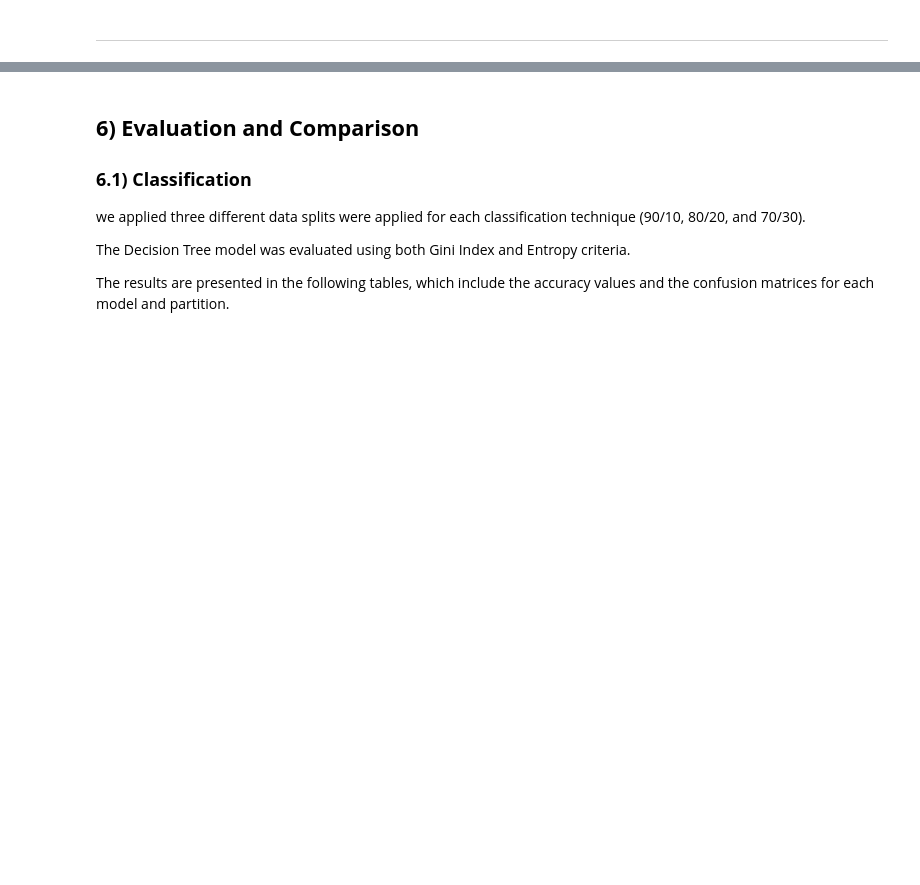
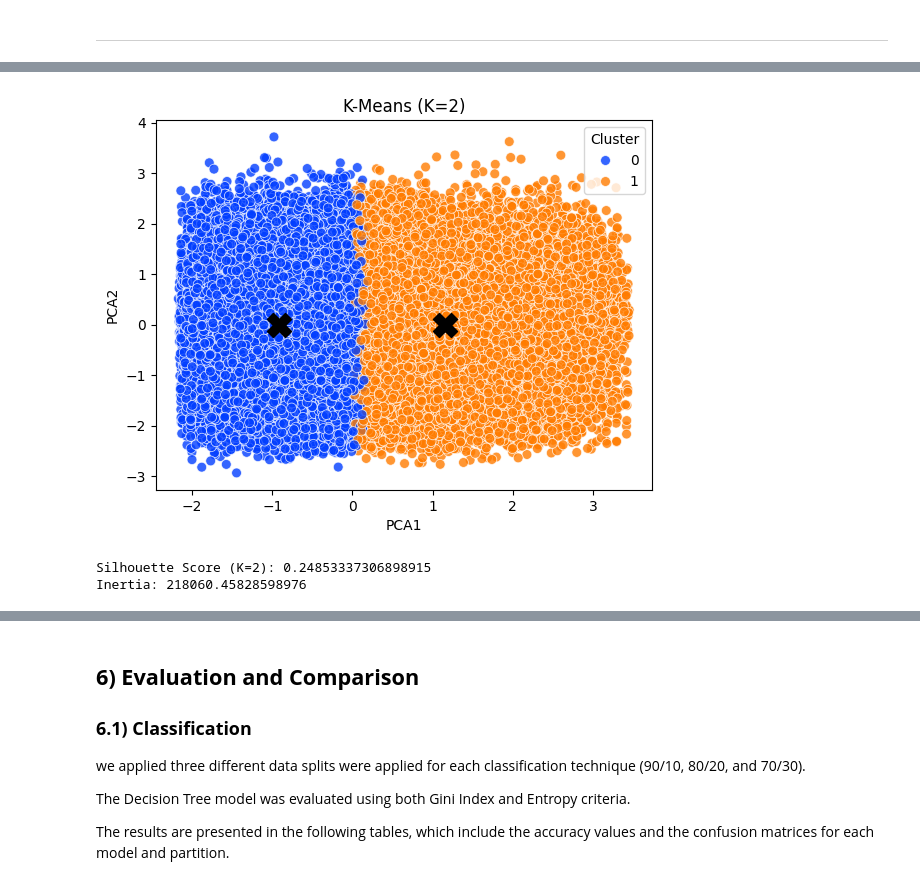
Before and after one commit to RaneemIT/Employee-Attrition-DataMining, a Jupyter notebook: Python Notebook/phase3.ipynb, the cells around one changed output, grey strips where cells are left out. Cells and saved outputs as stored; diff of their text form; code cells hidden in the pictures; blank space fills up the shorter version.

```diff
--- a/Python Notebook/phase3.ipynb
+++ b/Python Notebook/phase3.ipynb
@@ -456,0 +464,50 @@ clusters.
+# %%
+0
+features = ['Age', 'Monthly Income', 'Distance from Home', 'Years at Company']
+X = df[features]
+
+
+scaler = StandardScaler()
+X_scaled = scaler.fit_transform(X)
+
+
+kmeans = KMeans(n_clusters=2, random_state=42, n_init=10)
+df['Cluster'] = kmeans.fit_predict(X_scaled)
+
+
+pca = PCA(n_components=2)
+pca_data = pca.fit_transform(X_scaled)
+
+df['PCA1'] = pca_data[:, 0]
+df['PCA2'] = pca_data[:, 1]
+
+sns.scatterplot(
+    data=df,
+    x='PCA1',
+    y='PCA2',
+    hue='Cluster',
+    palette='bright',
+    alpha=0.8,
+    s=50
+)
+
+
+centroids = pca.transform(kmeans.cluster_centers_)
+plt.scatter(
+    centroids[:, 0],
+    centroids[:, 1],
+    c='black',
+    s=300,
+    marker='X'
+)
+
+plt.title("K-Means (K=2)")
+plt.show()
+
+score = silhouette_score(X_scaled, df['Cluster'])
+print(f"Silhouette Score (K=2): {score}")
+print("Inertia:", kmeans.inertia_)
+# %% [output]
+[figure, added]
+Silhouette Score (K=2): 0.24853337306898915
+Inertia: 218060.45828598976
```
Also changed, not shown: parts of 55 cells of this notebook.
